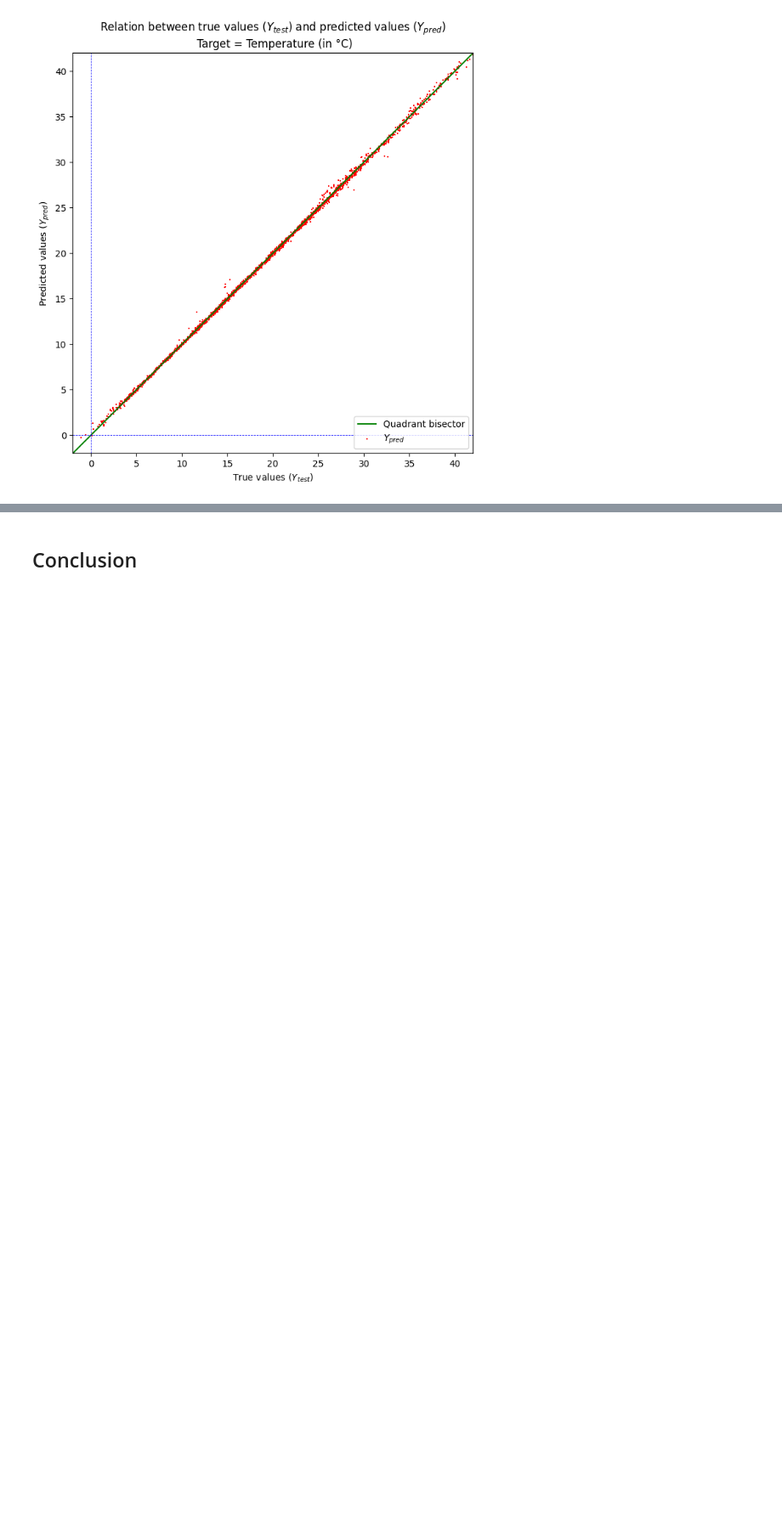
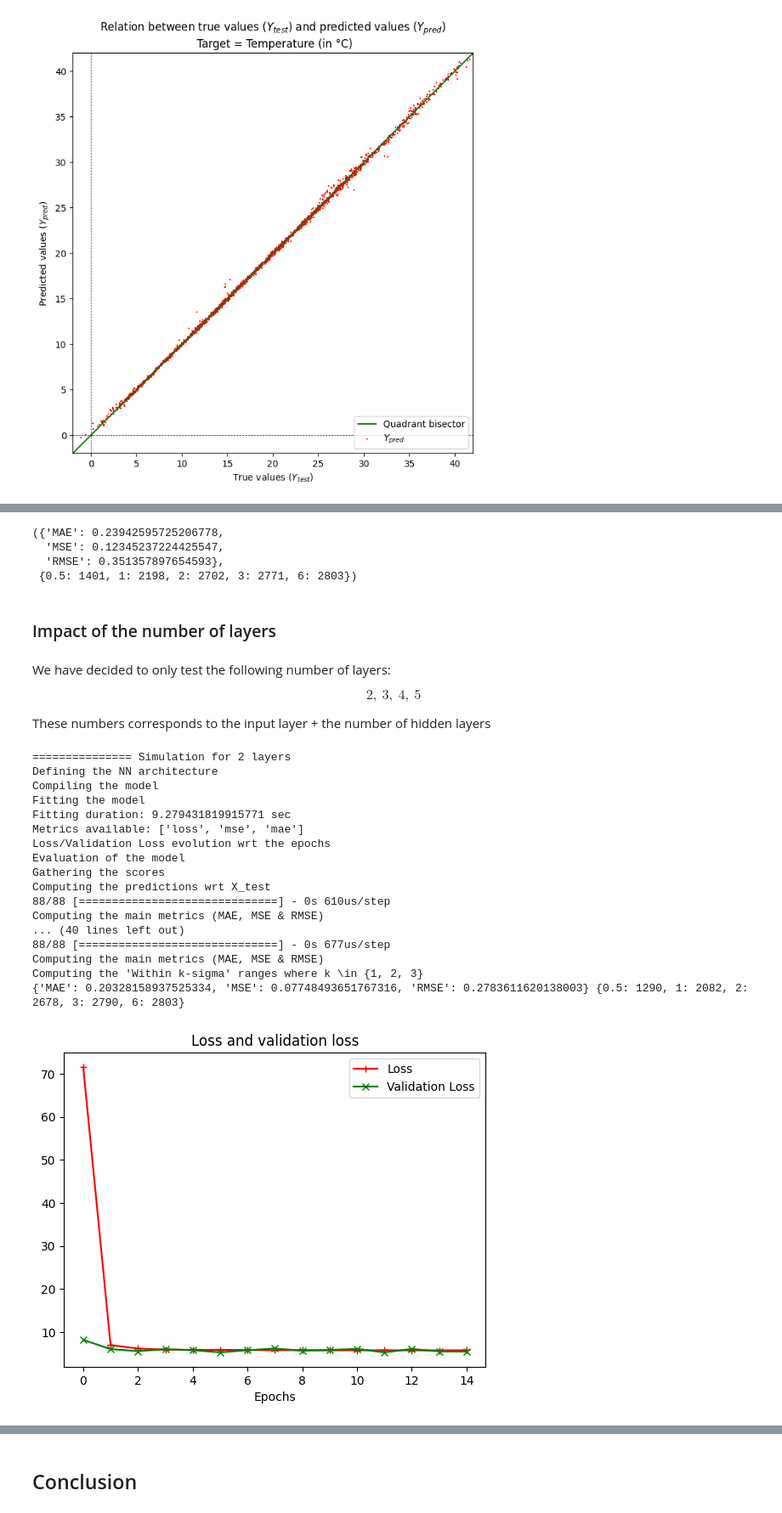
Before and after one commit to lcsrodriguez/dl-practicals, a Jupyter notebook: p2/p2.ipynb, the cells around one changed output, grey strips where cells are left out. Shown at 85% size. Cells and saved outputs as stored; diff of their text form; code cells hidden in the pictures; blank space fills up the shorter version.

Commit message:
Adding the study of the impacts (# of layers, # of neurons/layer)

```diff
--- a/p2/p2.ipynb
+++ b/p2/p2.ipynb
@@ -1165,0 +1143,14 @@ _ = plt.legend()
+# %%
+model = generate_model(eta=2e-3,
+                   layers=[
+                       (12, "relu"),
+                       (10, "relu"),
+                       (10, "relu"),
+                       (10, "relu"),
+                   ], loss_function="mse", regularization=(1, 1))
+
+history = fit_model(m)
+plot_loss_score_model(m, history, X_test, Y_test, print_metrics=False)
+
+prediction_results = predict_model(m, X_test, Y_test, False)
+scores, sigmas = prediction_results["scores"], prediction_results["sigma-intervals"]
@@ -1165,0 +1173,50 @@ _ = plt.legend()
+# %%
+scores, sigmas
+# %% [output]
+({'MAE': 0.23942595725206778,
+  'MSE': 0.12345237224425547,
+  'RMSE': 0.351357897654593},
+ {0.5: 1401, 1: 2198, 2: 2702, 3: 2771, 6: 2803})
+# %% [markdown]
+### Impact of the number of layers
+# %% [markdown]
+We have decided to only test the following number of layers:
+
+
+$$
+2, \ 3, \ 4, \ 5
+$$
+
+These numbers corresponds to the input layer + the number of hidden layers
+# %%
+PARAMS = [2, 3, 4, 5]
+stats = {k: {"scores": [], "sigmas": []} for k in PARAMS}
+for k in PARAMS:
+    print(f"=============== Simulation for {k} layers")
+    model = generate_model(eta=2e-3, layers=[(10, "relu") for _ in range(k)], loss_function="mse")
+    history = fit_model(model, NB_EPOCHS=15)
+    plot_loss_score_model(model, history, X_test, Y_test, print_metrics=False)
+    prediction_results = predict_model(model, X_test, Y_test, False)
+    scores, sigmas = prediction_results["scores"], prediction_results["sigma-intervals"]
+    print(scores, sigmas)
+    stats[k]["scores"] = scores
+    stats[k]["sigmas"] = sigmas
+# %% [output]
+=============== Simulation for 2 layers
+Defining the NN architecture
+Compiling the model
+Fitting the model
+Fitting duration: 9.279431819915771 sec
+Metrics available: ['loss', 'mse', 'mae']
+Loss/Validation Loss evolution wrt the epochs
+Evaluation of the model
+Gathering the scores
+Computing the predictions wrt X_test
+88/88 [==============================] - 0s 610us/step
+Computing the main metrics (MAE, MSE & RMSE)
+... (40 lines left out)
+88/88 [==============================] - 0s 677us/step
+Computing the main metrics (MAE, MSE & RMSE)
+Computing the 'Within k-sigma' ranges where k \in {1, 2, 3}
+{'MAE': 0.20328158937525334, 'MSE': 0.07748493651767316, 'RMSE': 0.2783611620138003} {0.5: 1290, 1: 2082, 2: 2678, 3: 2790, 6: 2803}
+[figure, added]
```
Also changed, not shown: parts of 45 cells of this notebook, 1 other file.
